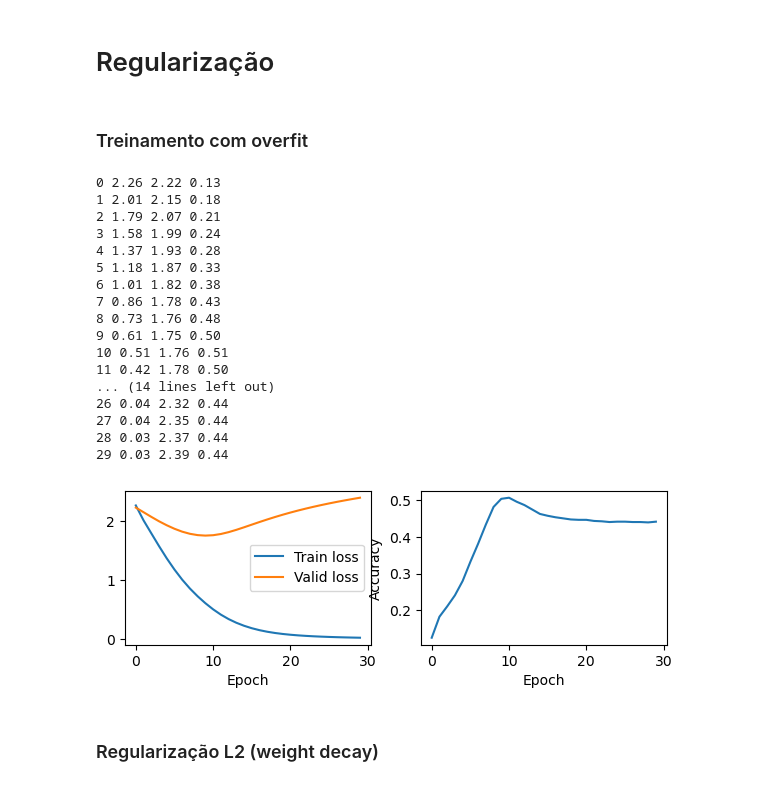
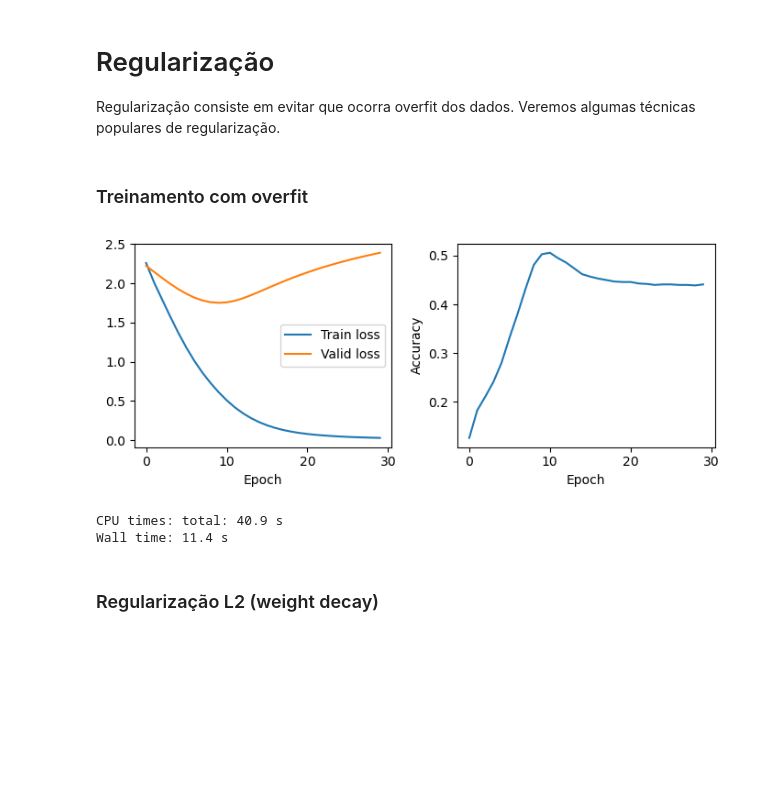
Before and after one commit to chcomin/curso-visao-computacional-2024, a Jupyter notebook: M05_estabilizacao_de_redes_modernas/1 - Regularização.ipynb, the cells around one changed output. Cells and saved outputs as stored; diff of their text form; code cells hidden in the pictures; blank space fills up the shorter version.

```diff
--- a/M05_estabilizacao_de_redes_modernas/1 - Regularização.ipynb
+++ b/M05_estabilizacao_de_redes_modernas/1 - Regularização.ipynb
@@ -1,5 +1,7 @@
-# %% [markdown]
-# Regularização
+# %% [markdown]
+# Regularização
+
+Regularização consiste em evitar que ocorra overfit dos dados. Veremos algumas técnicas populares de regularização.
 # %%
 import torch
 from torch import nn
@@ -26,31 +28,17 @@ ds_train, ds_valid = load_fashion_mnist_small(n_train=10)
 # %% [markdown]
 ### Treinamento com overfit
 # %%
+%%time
 torch.random.manual_seed(0)
 model = Model()
 
 logger = train.train(model, ds_train, ds_valid, bs=10, num_epochs=30, lr=0.1,
-                     weight_decay=0., verbose=True)
+                     weight_decay=0.)
 train.plot_log(logger)
 # %% [output]
+[figure, new version]
-0 2.26 2.22 0.13
-1 2.01 2.15 0.18
-2 1.79 2.07 0.21
-3 1.58 1.99 0.24
-4 1.37 1.93 0.28
-5 1.18 1.87 0.33
-6 1.01 1.82 0.38
-7 0.86 1.78 0.43
-8 0.73 1.76 0.48
-9 0.61 1.75 0.50
-10 0.51 1.76 0.51
-11 0.42 1.78 0.50
-... (14 lines left out)
-26 0.04 2.32 0.44
-27 0.04 2.35 0.44
-28 0.03 2.37 0.44
-29 0.03 2.39 0.44
+CPU times: total: 40.9 s
+Wall time: 11.4 s
-[figure, old version]
 # %% [markdown]
 ### Regularização L2 (weight decay)
 # %%
```
Also changed, not shown: parts of 9 cells of this notebook, 26 other files.
